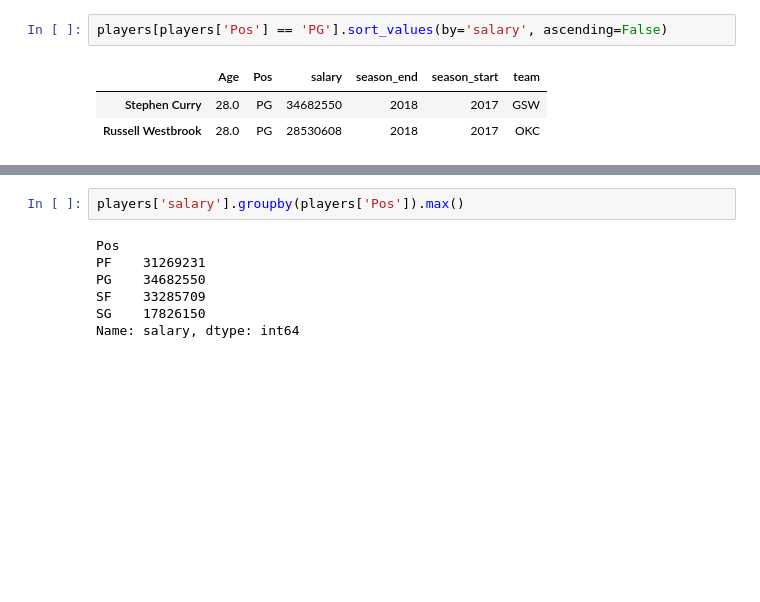
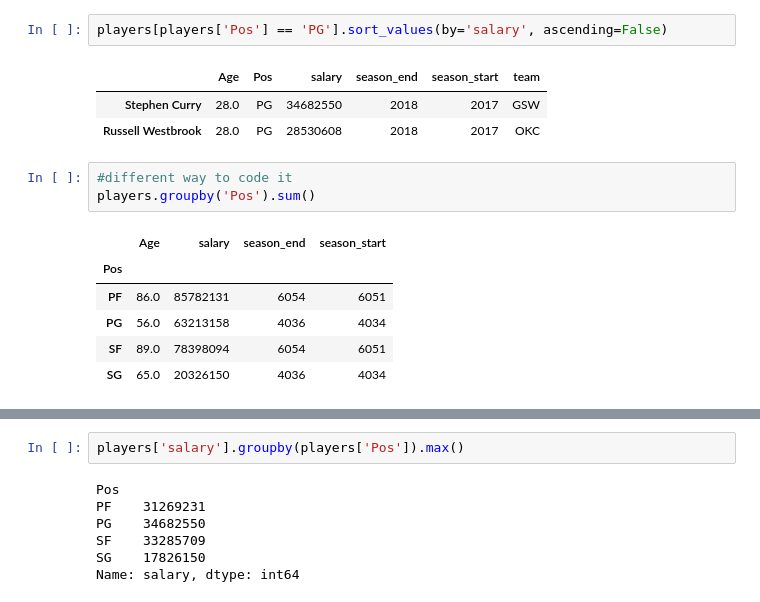
Before and after one commit to snyderjamie/ds-class-4-hierarchical-data-grouping-and-aggregations, a Jupyter notebook: 4 - Grouping and Aggregation.ipynb, the cells around one changed output, grey strips where cells are left out. Saved outputs shown, nothing was run; the diff lists cells and outputs as text; blank space fills up the shorter version.

```diff
--- a/4 - Grouping and Aggregation.ipynb
+++ b/4 - Grouping and Aggregation.ipynb
@@ -159,3 +159,13 @@ players[players['Pos'] == 'PG'].sort_values(by='salary', ascending=False)
 |  | Age | Pos | salary | season_end | season_start | team |
 | Stephen Curry | 28.0 | PG | 34682550 | 2018 | 2017 | GSW |
 | Russell Westbrook | 28.0 | PG | 28530608 | 2018 | 2017 | OKC |
+# %%
+#different way to code it
+players.groupby('Pos').sum()
+# %% [output]
+|  | Age | salary | season_end | season_start |
+| Pos |  |  |  |  |
+| PF | 86.0 | 85782131 | 6054 | 6051 |
+| PG | 56.0 | 63213158 | 4036 | 4034 |
+| SF | 89.0 | 78398094 | 6054 | 6051 |
+| SG | 65.0 | 20326150 | 4036 | 4034 |
```
Also changed, not shown: parts of 7 cells of this notebook, 4 other files.
